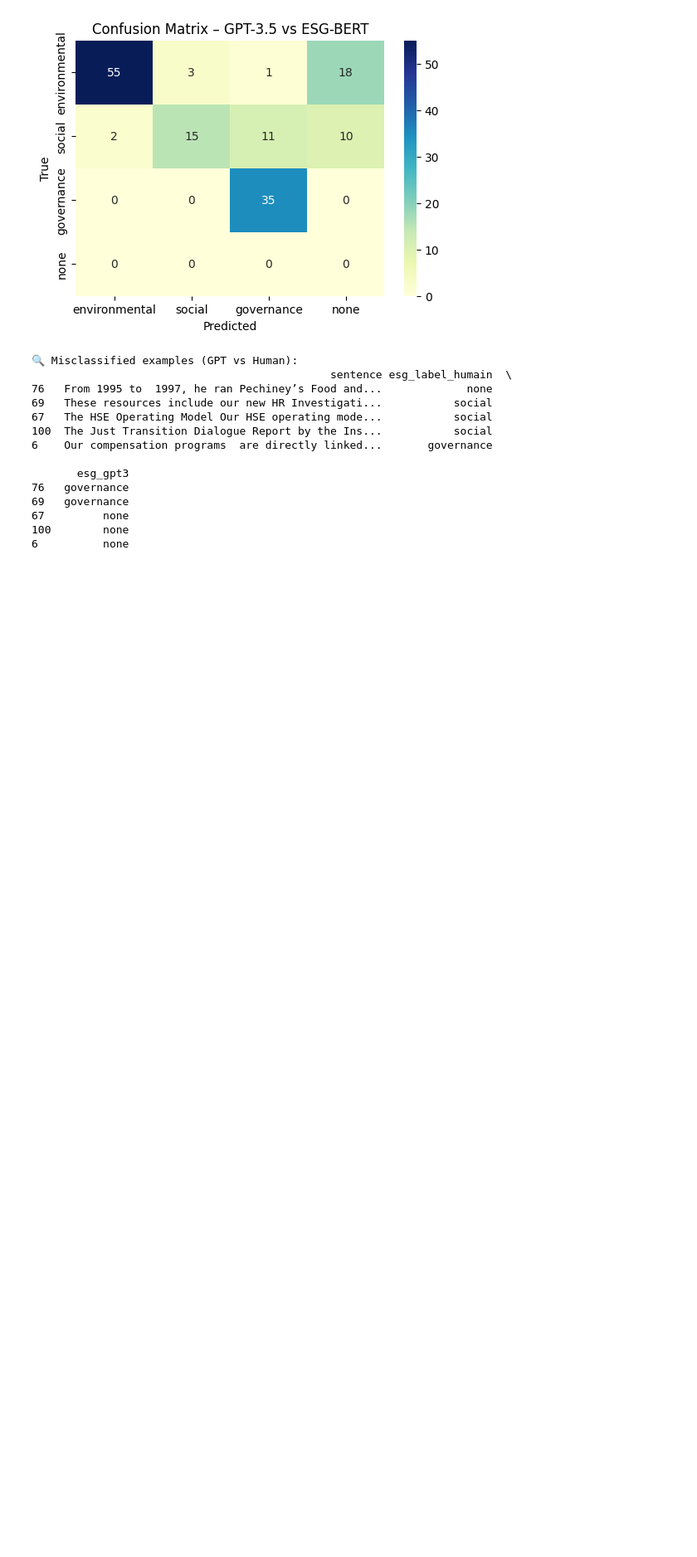
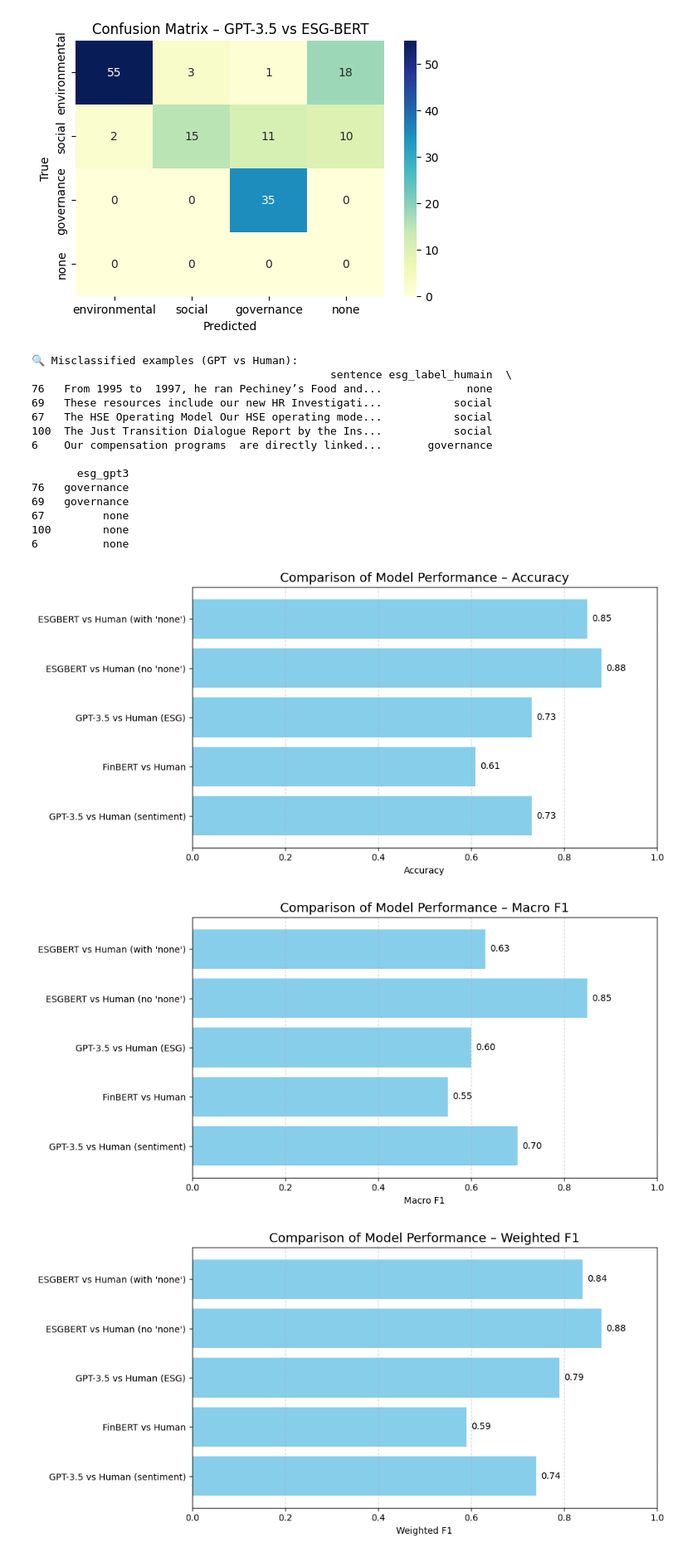
Before and after one commit to alexandrastna/AI-for-ESG, a Jupyter notebook: Notebooks/8_2_Thesis.ipynb, the cells around one changed output. Shown at 83% size. Cells and saved outputs as stored; diff of their text form; code cells hidden in the pictures; blank space fills up the shorter version.

```diff
--- a/Notebooks/8_2_Thesis.ipynb
+++ b/Notebooks/8_2_Thesis.ipynb
@@ -390,3 +390,51 @@ print(df[df["esg_label_humain"] != df["esg_gpt3"]][["sentence", "esg_label_humai
 67         none
 100        none
 6          none
+# %%
+import matplotlib.pyplot as plt
+
+# Define results from evaluation reports
+results = {
+    "GPT-3.5 vs Human (sentiment)": {
+        "accuracy": 0.73, "macro_f1": 0.70, "weighted_f1": 0.74
+    },
+    "FinBERT vs Human": {
+        "accuracy": 0.61, "macro_f1": 0.55, "weighted_f1": 0.59
+    },
+    "GPT-3.5 vs Human (ESG)": {
+        "accuracy": 0.73, "macro_f1": 0.60, "weighted_f1": 0.79
+    },
+    "ESGBERT vs Human (no 'none')": {
+        "accuracy": 0.88, "macro_f1": 0.85, "weighted_f1": 0.88
+    },
+    "ESGBERT vs Human (with 'none')": {
+        "accuracy": 0.85, "macro_f1": 0.63, "weighted_f1": 0.84
+    },
+
+}
+
+
+# Plot bar charts for each metric
+for metric in ["accuracy", "macro_f1", "weighted_f1"]:
+    plt.figure(figsize=(10, 5))
+    values = [entry[metric] for entry in results.values()]
+    labels = list(results.keys())
+
+    bars = plt.barh(labels, values, color='skyblue')
+
+    # Annotate bars with score values
+    for bar in bars:
+        score = bar.get_width()
+        plt.text(score + 0.01, bar.get_y() + bar.get_height() / 2,
+                 f"{score:.2f}", va='center', fontsize=10)
+
+    plt.title(f"Comparison of Model Performance – {metric.replace('_', ' ').title()}", fontsize=14)
+    plt.xlabel(f"{metric.replace('_', ' ').title()}")
+    plt.xlim(0, 1)
+    plt.grid(axis='x', linestyle='--', alpha=0.6)
+    plt.tight_layout()
+    plt.show()
+# %% [output]
+[figure, added]
+[figure, added]
+[figure, added]
```
